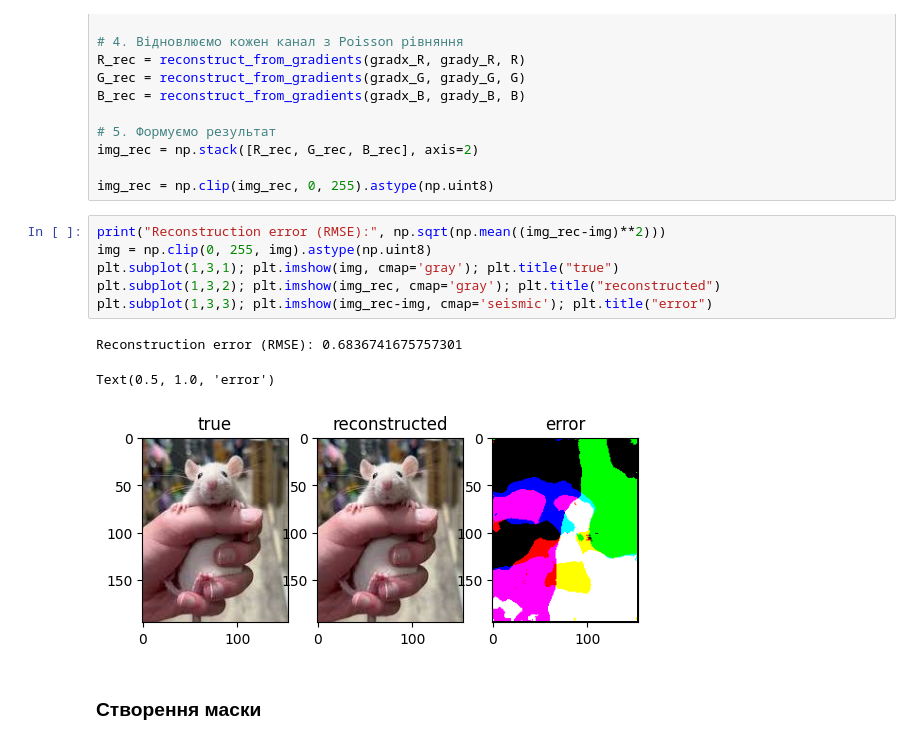
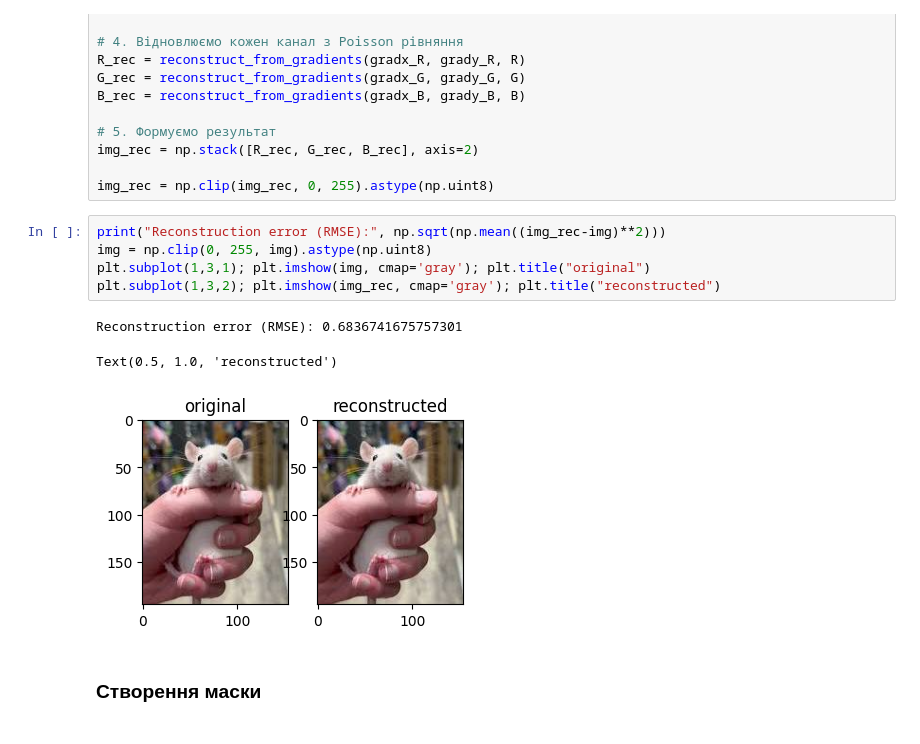
Before and after one commit to BerVol57/MMROKZ, a Jupyter notebook: lab 9/lab9.ipynb, the cells around one changed output. Cells and saved outputs as stored; diff of their text form.

```diff
--- a/lab 9/lab9.ipynb
+++ b/lab 9/lab9.ipynb
@@ -62,13 +64,12 @@ img_rec = np.clip(img_rec, 0, 255).astype(np.uint8)
 # %%
 print("Reconstruction error (RMSE):", np.sqrt(np.mean((img_rec-img)**2)))
 img = np.clip(0, 255, img).astype(np.uint8)
-plt.subplot(1,3,1); plt.imshow(img, cmap='gray'); plt.title("true")
+plt.subplot(1,3,1); plt.imshow(img, cmap='gray'); plt.title("original")
 plt.subplot(1,3,2); plt.imshow(img_rec, cmap='gray'); plt.title("reconstructed")
-plt.subplot(1,3,3); plt.imshow(img_rec-img, cmap='seismic'); plt.title("error")
 # %% [output]
 Reconstruction error (RMSE): 0.6836741675757301
-Text(0.5, 1.0, 'error')
+Text(0.5, 1.0, 'reconstructed')
-[figure, old version]
+[figure, new version]
 # %% [markdown]
 ### Створення маски
 # %%
```
Also changed, not shown: parts of 6 cells of this notebook, 3 other files.
